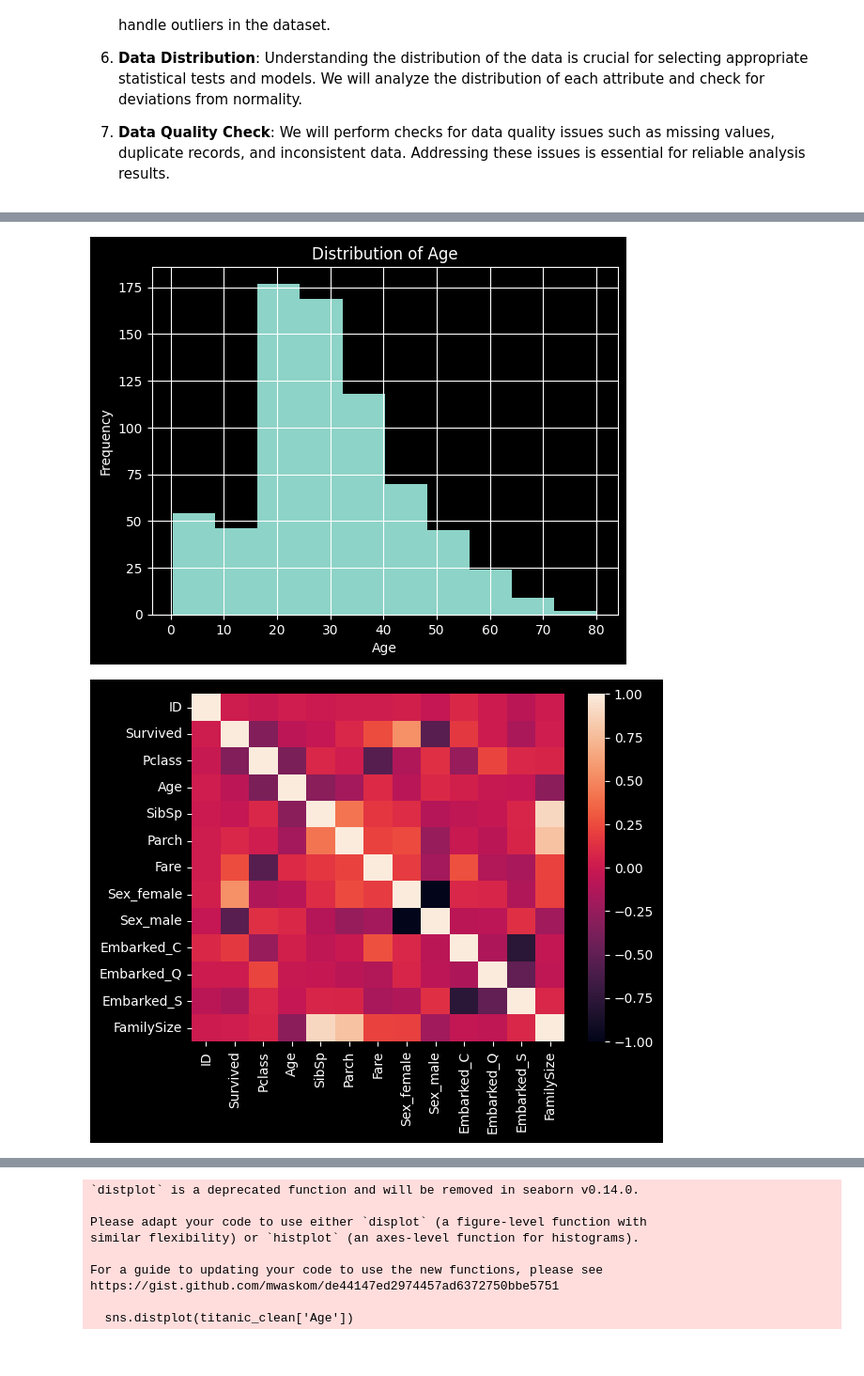
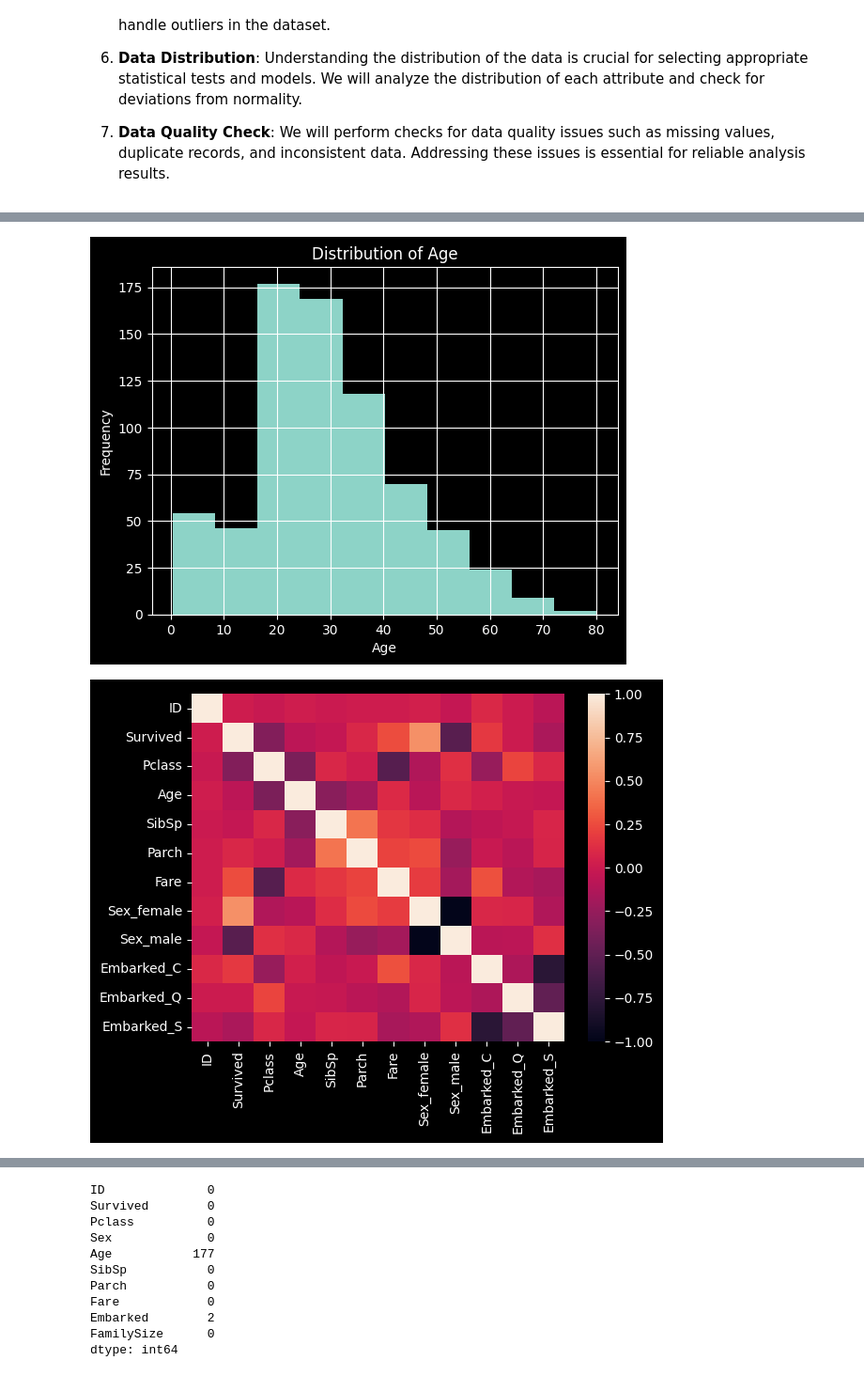
Before and after one commit to N1ch0l4sM/titanic, a Jupyter notebook: titanic.ipynb, the cells around one changed output, grey strips where cells are left out. Shown at 94% size. Saved outputs shown, nothing was run; the diff lists cells and outputs as text; code cells hidden in the pictures.

```diff
--- a/titanic.ipynb
+++ b/titanic.ipynb
@@ -115,8 +117,8 @@ plt.show()
 plt.clf()
 
 # Correlation Analysis
-titanic_clean= pd.get_dummies(titanic_clean)
-correlation_matrix = titanic_clean.corr()
+titanic_clean_d = pd.get_dummies(titanic_clean)
+correlation_matrix = titanic_clean_d.corr()
 sns.heatmap(correlation_matrix, annot=False)
 plt.show()
 plt.clf()
@@ -130,7 +132,7 @@ plt.show()
 plt.clf()
 
 # Data Distribution
-sns.distplot(titanic_clean['Age'])
+sns.histplot(titanic_clean['Age'], kde=True, stat="density")
 plt.show()
 plt.clf()
 
@@ -160,3 +152,3 @@ max    512.329200   10.000000
 [figure]
-[figure, old version]
+[figure, new version]
 [figure]
@@ -163,9 +156,11 @@ max    512.329200   10.000000
-`distplot` is a deprecated function and will be removed in seaborn v0.14.0.
-
-Please adapt your code to use either `displot` (a figure-level function with
-similar flexibility) or `histplot` (an axes-level function for histograms).
-
-For a guide to updating your code to use the new functions, please see
-https://gist.github.com/mwaskom/de44147ed2974457ad6372750bbe5751
-
-  sns.distplot(titanic_clean['Age'])
+ID              0
+Survived        0
+Pclass          0
+Sex             0
+Age           177
+SibSp           0
+Parch           0
+Fare            0
+Embarked        2
+FamilySize      0
+dtype: int64
```
Also changed, not shown: parts of 3 cells of this notebook.
